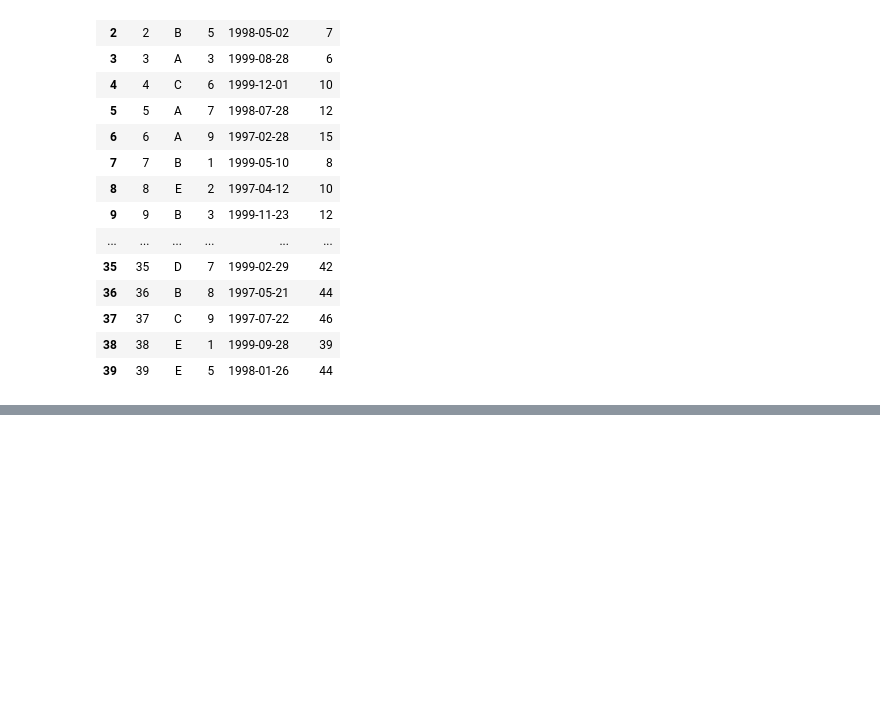
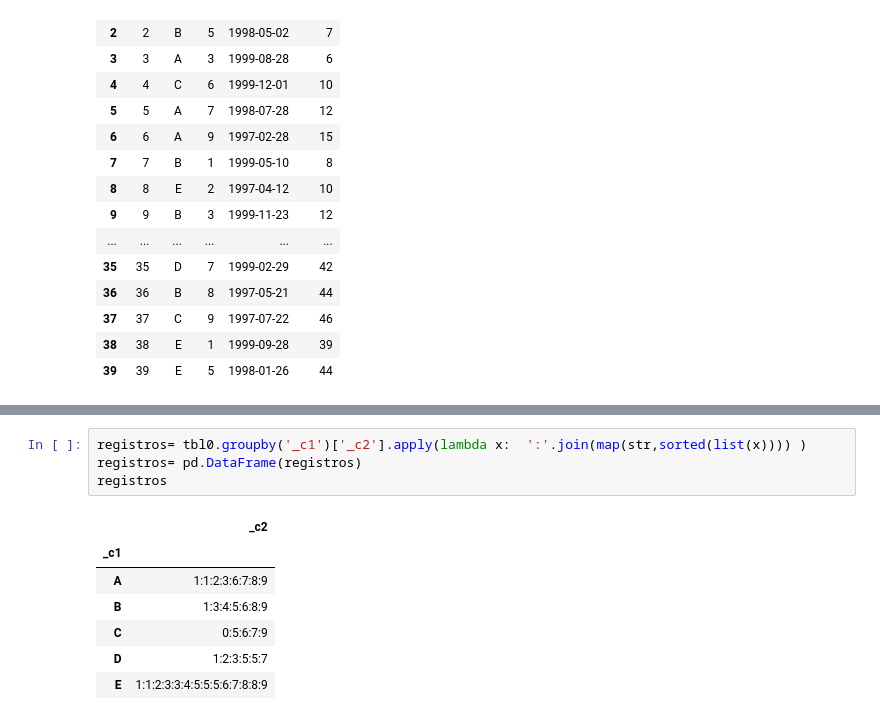
Before and after one commit to ciencia-de-los-datos/programacion-usando-pandas-juaquinteromo, a Jupyter notebook: Solucion.ipynb, the cells around one changed output, grey strips where cells are left out. Cells and saved outputs as stored; diff of their text form; blank space fills up the shorter version.

```diff
--- a/Solucion.ipynb
+++ b/Solucion.ipynb
@@ -128,0 +149,12 @@ tbl0
+# %%
+registros= tbl0.groupby('_c1')['_c2'].apply(lambda x:  ':'.join(map(str,sorted(list(x)))) )
+registros= pd.DataFrame(registros)
+registros
+# %% [output]
+|  | _c2 |
+| _c1 |  |
+| A | 1:1:2:3:6:7:8:9 |
+| B | 1:3:4:5:6:8:9 |
+| C | 0:5:6:7:9 |
+| D | 1:2:3:5:5:7 |
+| E | 1:1:2:3:3:4:5:5:5:6:7:8:8:9 |
```
Also changed, not shown: parts of 2 cells of this notebook, 1 other file.
